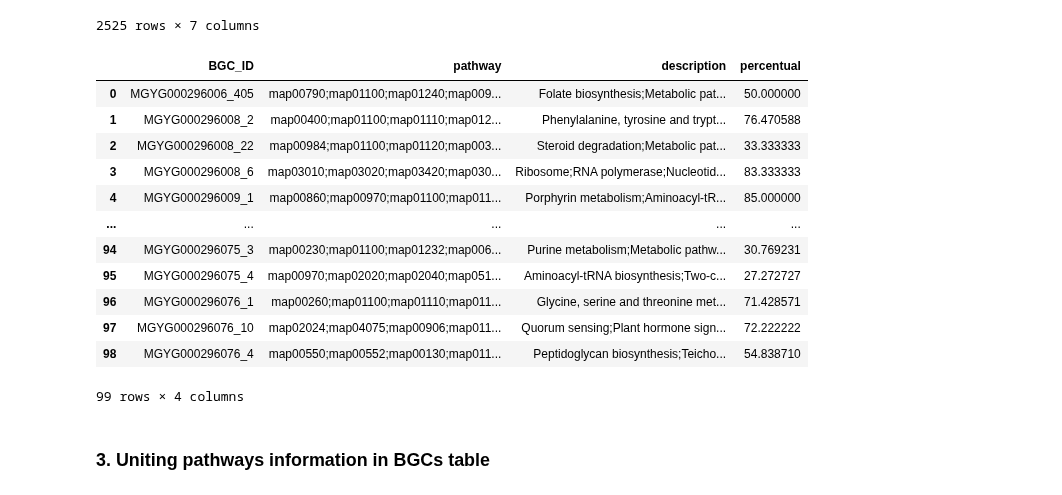
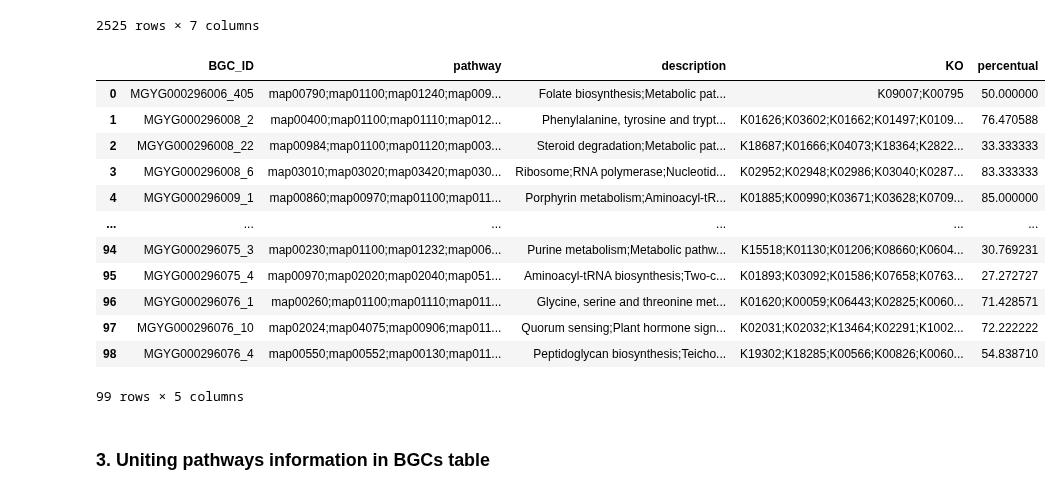
Before and after one commit to P3dror0cha/PATFinder-project, a Jupyter notebook: scripts/notebooks/BGC_pathways/kofam_filtering.ipynb, the cells around one changed output. Cells and saved outputs as stored; diff of their text form; code cells hidden in the pictures.

Commit message:
Updating the BGC pathways notebook

```diff
--- a/scripts/notebooks/BGC_pathways/kofam_filtering.ipynb
+++ b/scripts/notebooks/BGC_pathways/kofam_filtering.ipynb
@@ -251,24 +251,25 @@ df_merge
 # %%
 df_groupby = df_merge.groupby("BGC_ID").agg({
     "pathway": lambda x: ";".join(x.dropna().unique()),
     "description": lambda x: ";".join(x.dropna().unique()),
+    "KO": lambda x: ";".join(x.dropna().unique()),
     "percentual": "first"
 }).reset_index()
 df_groupby
 # %% [output]
-|  | BGC_ID | pathway | description | percentual |
-| 0 | MGYG000296006_405 | map00790;map01100;map01240;map009... | Folate biosynthesis;Metabolic pat... | 50.000000 |
-| 1 | MGYG000296008_2 | map00400;map01100;map01110;map012... | Phenylalanine, tyrosine and trypt... | 76.470588 |
-| 2 | MGYG000296008_22 | map00984;map01100;map01120;map003... | Steroid degradation;Metabolic pat... | 33.333333 |
-| 3 | MGYG000296008_6 | map03010;map03020;map03420;map030... | Ribosome;RNA polymerase;Nucleotid... | 83.333333 |
-| 4 | MGYG000296009_1 | map00860;map00970;map01100;map011... | Porphyrin metabolism;Aminoacyl-tR... | 85.000000 |
-| ... | ... | ... | ... | ... |
-| 94 | MGYG000296075_3 | map00230;map01100;map01232;map006... | Purine metabolism;Metabolic pathw... | 30.769231 |
-| 95 | MGYG000296075_4 | map00970;map02020;map02040;map051... | Aminoacyl-tRNA biosynthesis;Two-c... | 27.272727 |
-| 96 | MGYG000296076_1 | map00260;map01100;map01110;map011... | Glycine, serine and threonine met... | 71.428571 |
-| 97 | MGYG000296076_10 | map02024;map04075;map00906;map011... | Quorum sensing;Plant hormone sign... | 72.222222 |
-| 98 | MGYG000296076_4 | map00550;map00552;map00130;map011... | Peptidoglycan biosynthesis;Teicho... | 54.838710 |
+|  | BGC_ID | pathway | description | KO | percentual |
+| 0 | MGYG000296006_405 | map00790;map01100;map01240;map009... | Folate biosynthesis;Metabolic pat... | K09007;K00795 | 50.000000 |
+| 1 | MGYG000296008_2 | map00400;map01100;map01110;map012... | Phenylalanine, tyrosine and trypt... | K01626;K03602;K01662;K01497;K0109... | 76.470588 |
+| 2 | MGYG000296008_22 | map00984;map01100;map01120;map003... | Steroid degradation;Metabolic pat... | K18687;K01666;K04073;K18364;K2822... | 33.333333 |
+| 3 | MGYG000296008_6 | map03010;map03020;map03420;map030... | Ribosome;RNA polymerase;Nucleotid... | K02952;K02948;K02986;K03040;K0287... | 83.333333 |
+| 4 | MGYG000296009_1 | map00860;map00970;map01100;map011... | Porphyrin metabolism;Aminoacyl-tR... | K01885;K00990;K03671;K03628;K0709... | 85.000000 |
+| ... | ... | ... | ... | ... | ... |
+| 94 | MGYG000296075_3 | map00230;map01100;map01232;map006... | Purine metabolism;Metabolic pathw... | K15518;K01130;K01206;K08660;K0604... | 30.769231 |
+| 95 | MGYG000296075_4 | map00970;map02020;map02040;map051... | Aminoacyl-tRNA biosynthesis;Two-c... | K01893;K03092;K01586;K07658;K0763... | 27.272727 |
+| 96 | MGYG000296076_1 | map00260;map01100;map01110;map011... | Glycine, serine and threonine met... | K01620;K00059;K06443;K02825;K0060... | 71.428571 |
+| 97 | MGYG000296076_10 | map02024;map04075;map00906;map011... | Quorum sensing;Plant hormone sign... | K02031;K02032;K13464;K02291;K1002... | 72.222222 |
+| 98 | MGYG000296076_4 | map00550;map00552;map00130;map011... | Peptidoglycan biosynthesis;Teicho... | K19302;K18285;K00566;K00826;K0060... | 54.838710 |
-99 rows × 4 columns
+99 rows × 5 columns
 # %% [markdown]
 ### 3. Uniting pathways information in BGCs table
 # %%
```
Also changed, not shown: parts of 5 cells of this notebook.
